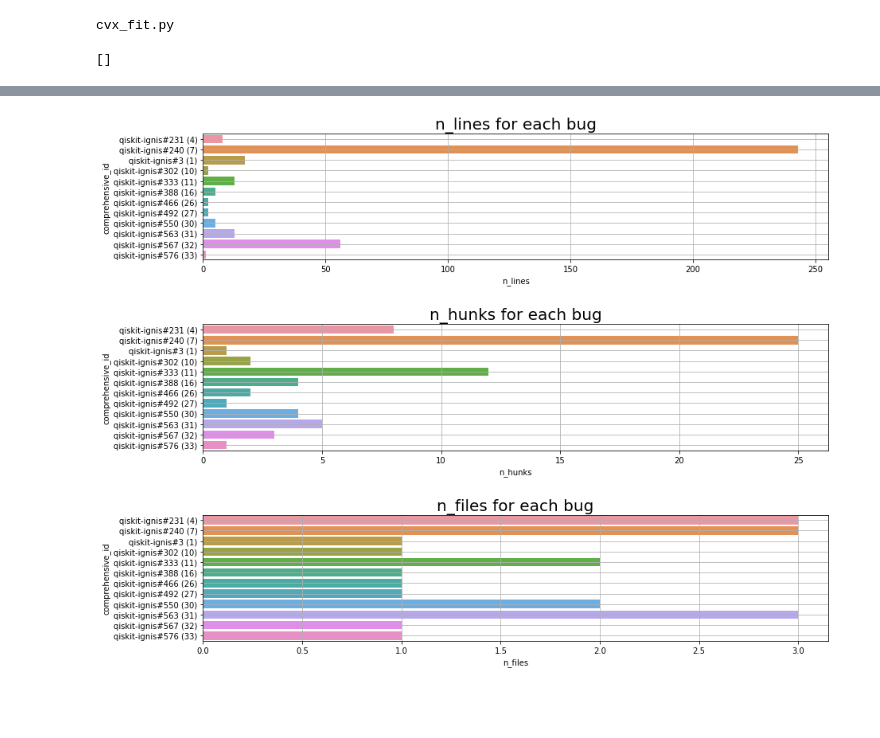
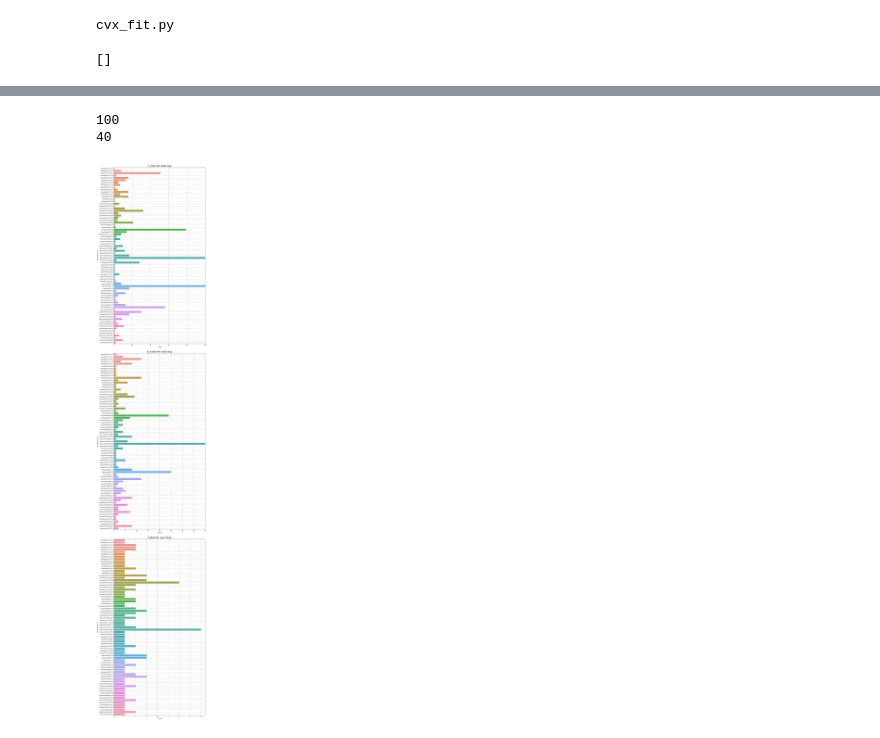
Before and after one commit to MattePalte/Bugs-Quantum-Computing-Platforms, a Jupyter notebook: notebooks/02_Compute_Differences.ipynb, the cells around one changed output, grey strips where cells are left out. Drawn from its saved outputs; the diff is of its cells as text; code cells hidden in the pictures; blank space fills up the shorter version.

Commit message:
ipynb w summary histograms (hunks, lines, files)

```diff
--- a/notebooks/02_Compute_Differences.ipynb
+++ b/notebooks/02_Compute_Differences.ipynb
@@ -191,7 +191,7 @@ cvx_fit.py
 # %%
 REPOS_FOLDER = "../artifacts/minimal_commits_v02"
 
-repos = ["qiskit-ignis"] # os.listdir(REPOS_FOLDER)
+repos = ["ProjectQ", "qiskit-aer", "qiskit-terra", "qiskit-ignis", "pennylane"] # os.listdir(REPOS_FOLDER)
 
 reports = []
 
@@ -299,27 +303,34 @@ df_grouped.head(20)
 # %%
 def plot_bug_level_summary(df):
     """Plot the summary for both id and human id of the relevent stats."""
 
     stats_shown = ["n_lines", "n_hunks", "n_files"]
+    cap_at = [100, 40, None]
     n_stats_shown = len(stats_shown)
 
     n_bugs = len(df)
     height = (.3 * n_bugs) * n_stats_shown
 
     fig, axes = plt.subplots(n_stats_shown, 1, figsize=(13, height))
     plt.tight_layout(pad=6)
     for stat_i, stat_name in enumerate(stats_shown):
         ax_stat = axes[stat_i]
         # Number of lines
         sns.barplot(
             data=df,
             y="comprehensive_id",
             x=stat_name,
             ax = ax_stat
         )
         ax_stat.set_title(f"{stat_name} for each bug", fontsize=20)
+        if cap_at[stat_i] is not None:
+            print(cap_at[stat_i])
+            ax_stat.set_xlim(0, cap_at[stat_i])
+
         ax_stat.grid()
 
 plot_bug_level_summary(df=df_grouped)
 # %% [output]
+100
+40
-[figure, old version]
+[figure, new version]
```
Also changed, not shown: parts of 4 cells of this notebook, 1 other file.
